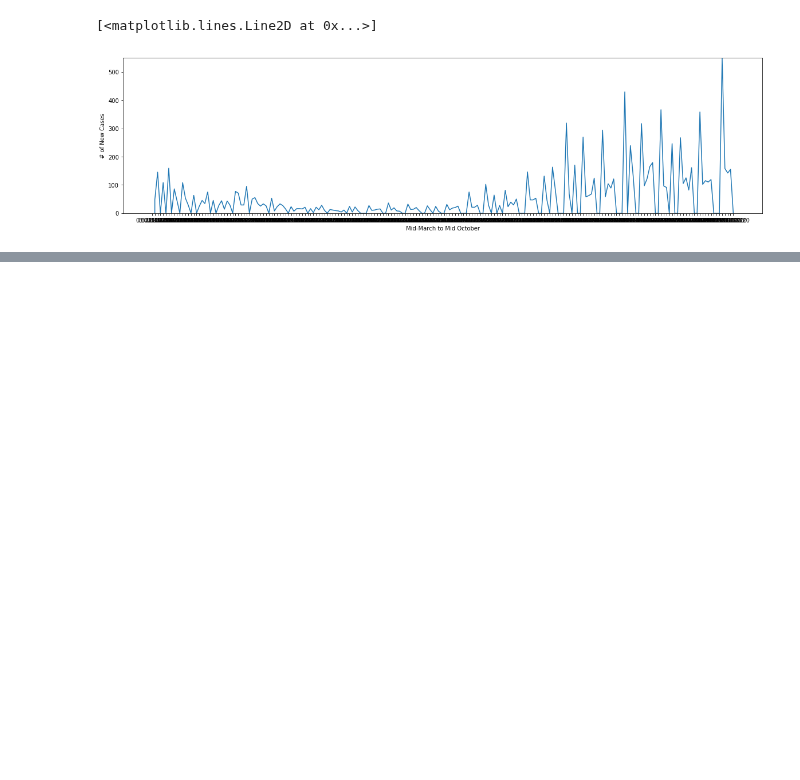
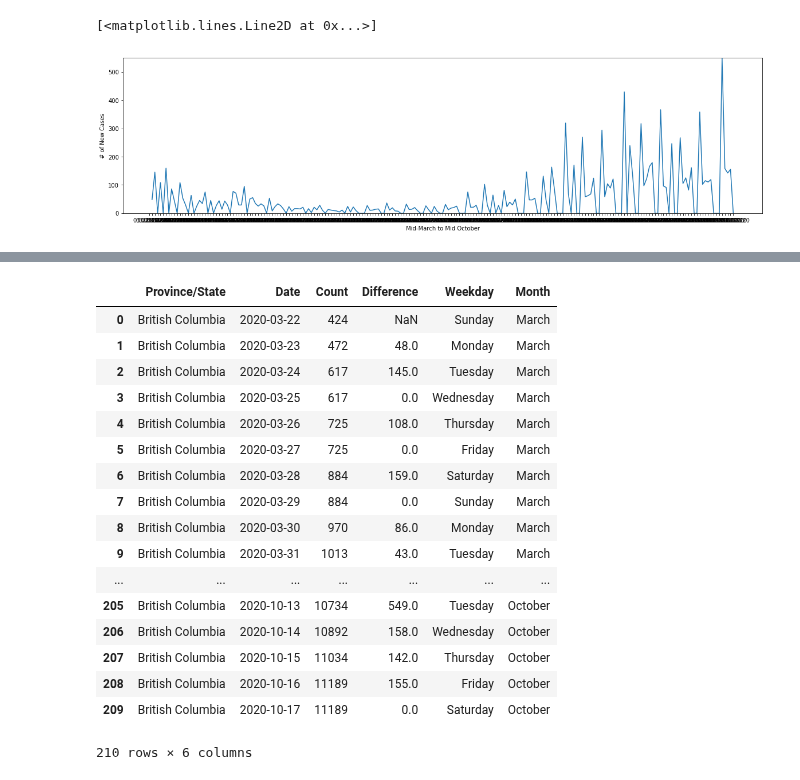
Before and after one commit to clement-ip/covid-airport-travel, a Jupyter notebook: analyze_covid.ipynb, the cells around one changed output, grey strips where cells are left out. Cells and saved outputs as stored; diff of their text form; code cells hidden in the pictures; blank space fills up the shorter version.

```diff
--- a/analyze_covid.ipynb
+++ b/analyze_covid.ipynb
@@ -95,0 +124,5 @@ nyCount
+# %%
+bcCount.drop(columns = ['Weekday'])
+bcCount['Month'] = bcCount['Date'].dt.month_name()
+# Produce averages
+bcCount.groupby(['Month']).mean()
@@ -95,0 +140,21 @@ nyCount
+# %%
+bcCount
+# %% [output]
+|  | Province/State | Date | Count | Difference | Weekday | Month |
+| 0 | British Columbia | 2020-03-22 | 424 | NaN | Sunday | March |
+| 1 | British Columbia | 2020-03-23 | 472 | 48.0 | Monday | March |
+| 2 | British Columbia | 2020-03-24 | 617 | 145.0 | Tuesday | March |
+| 3 | British Columbia | 2020-03-25 | 617 | 0.0 | Wednesday | March |
+| 4 | British Columbia | 2020-03-26 | 725 | 108.0 | Thursday | March |
+| 5 | British Columbia | 2020-03-27 | 725 | 0.0 | Friday | March |
+| 6 | British Columbia | 2020-03-28 | 884 | 159.0 | Saturday | March |
+| 7 | British Columbia | 2020-03-29 | 884 | 0.0 | Sunday | March |
+| 8 | British Columbia | 2020-03-30 | 970 | 86.0 | Monday | March |
+| 9 | British Columbia | 2020-03-31 | 1013 | 43.0 | Tuesday | March |
+| ... | ... | ... | ... | ... | ... | ... |
+| 205 | British Columbia | 2020-10-13 | 10734 | 549.0 | Tuesday | October |
+| 206 | British Columbia | 2020-10-14 | 10892 | 158.0 | Wednesday | October |
+| 207 | British Columbia | 2020-10-15 | 11034 | 142.0 | Thursday | October |
+| 208 | British Columbia | 2020-10-16 | 11189 | 155.0 | Friday | October |
+| 209 | British Columbia | 2020-10-17 | 11189 | 0.0 | Saturday | October |
+210 rows × 6 columns
```
Also changed, not shown: parts of 9 cells of this notebook, 5 other files.
